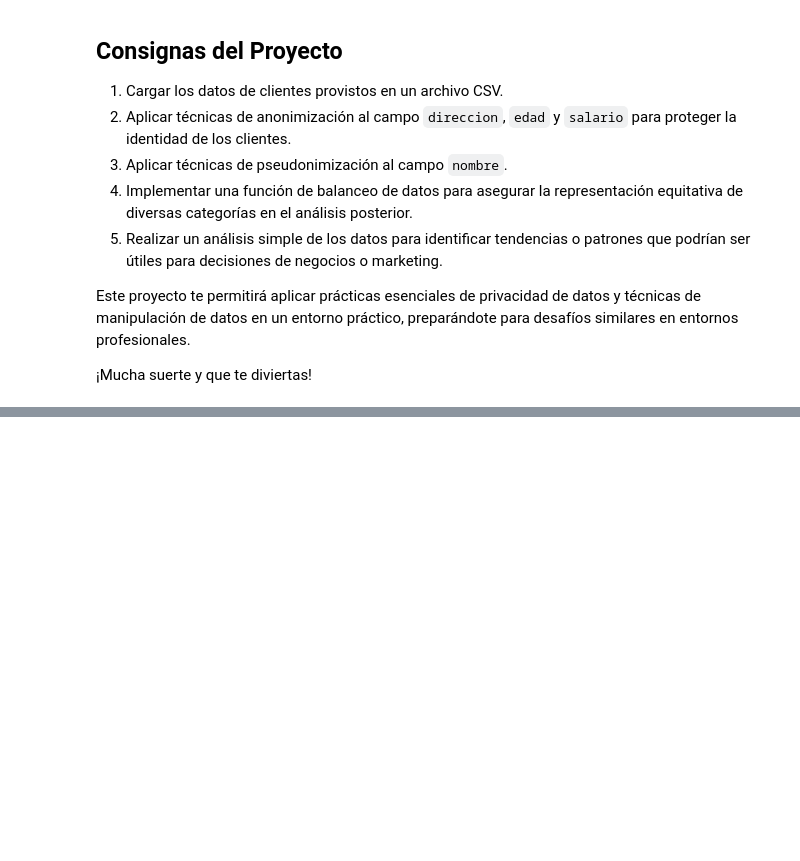
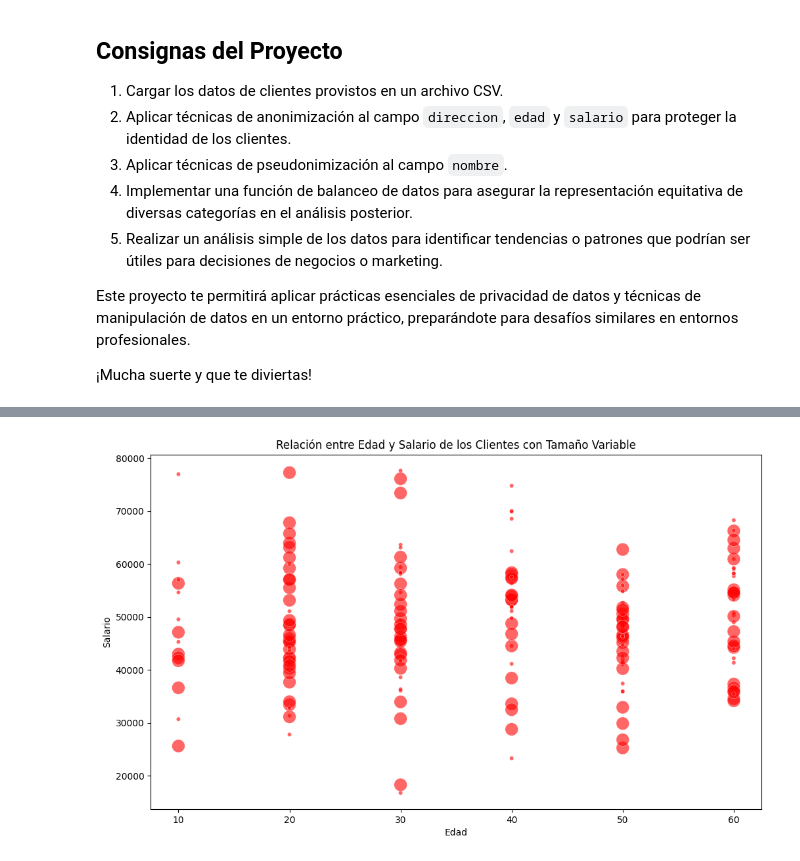
Before and after one commit to sorubadguy/Curso_data_y_machine, a Jupyter notebook: Día_14/Cuadernos para Prácticas/Proyecto del Día 14 - Gestión Segura de Datos de Clientes.ipynb, the cells around one changed output, grey strips where cells are left out. Saved outputs shown, nothing was run; the diff lists cells and outputs as text; code cells hidden in the pictures; blank space fills up the shorter version.

```diff
--- a/Día_14/Cuadernos para Prácticas/Proyecto del Día 14 - Gestión Segura de Datos de Clientes.ipynb
+++ b/Día_14/Cuadernos para Prácticas/Proyecto del Día 14 - Gestión Segura de Datos de Clientes.ipynb
@@ -21,0 +134,17 @@ Este proyecto te permitirá aplicar prácticas esenciales de privacidad de datos
+# %%
+# Visualización 2: Relación entre Edad y Salario con tamaño variable
+plt.figure(figsize=(12, 7))
+sizes = df_data['categoria'].replace({0: 50, 1: 100})  # Asignar tamaño según categoría para ilustrar
+scatter = sns.scatterplot(x='edad',
+                          y='salario',
+                          size=sizes,
+                          legend=False,
+                          sizes=(20, 200),
+                          data=df_data,
+                          color='red',
+                          alpha=0.6)
+scatter.set(title='Relación entre Edad y Salario de los Clientes con Tamaño Variable',
+            xlabel='Edad',
+            ylabel='Salario');
+# %% [output]
+[figure, added]
```
Also changed, not shown: parts of 10 cells of this notebook, 3 other files.
